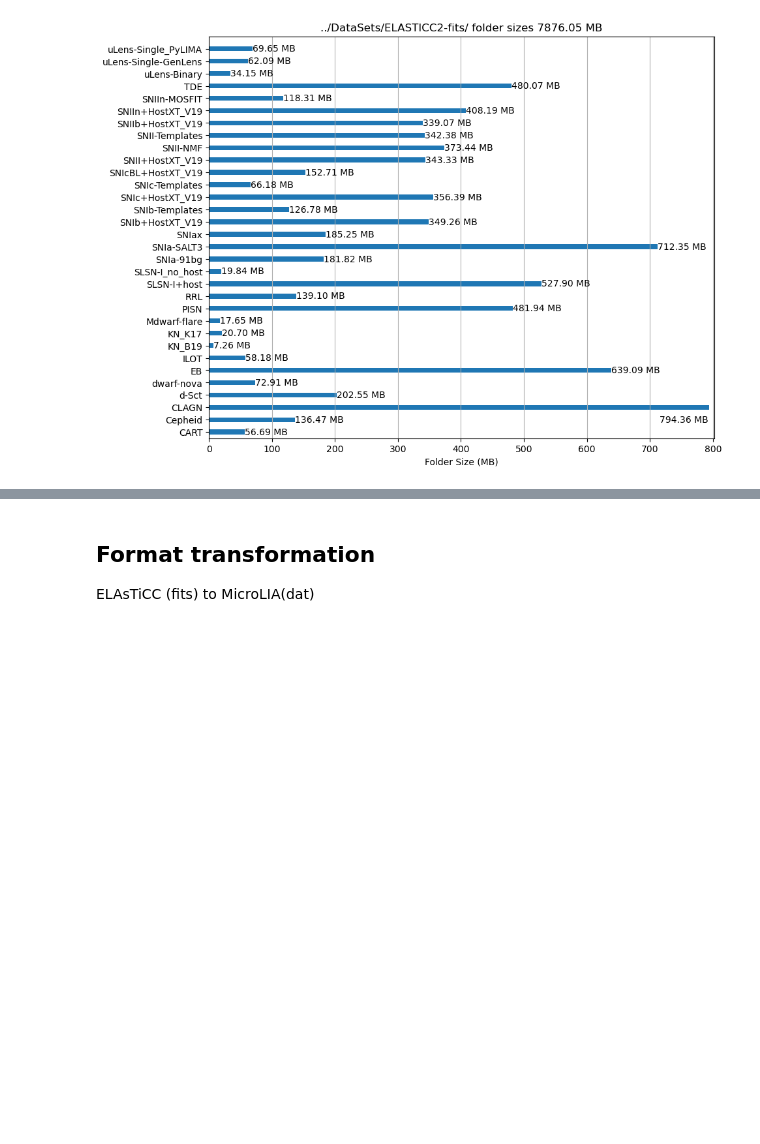
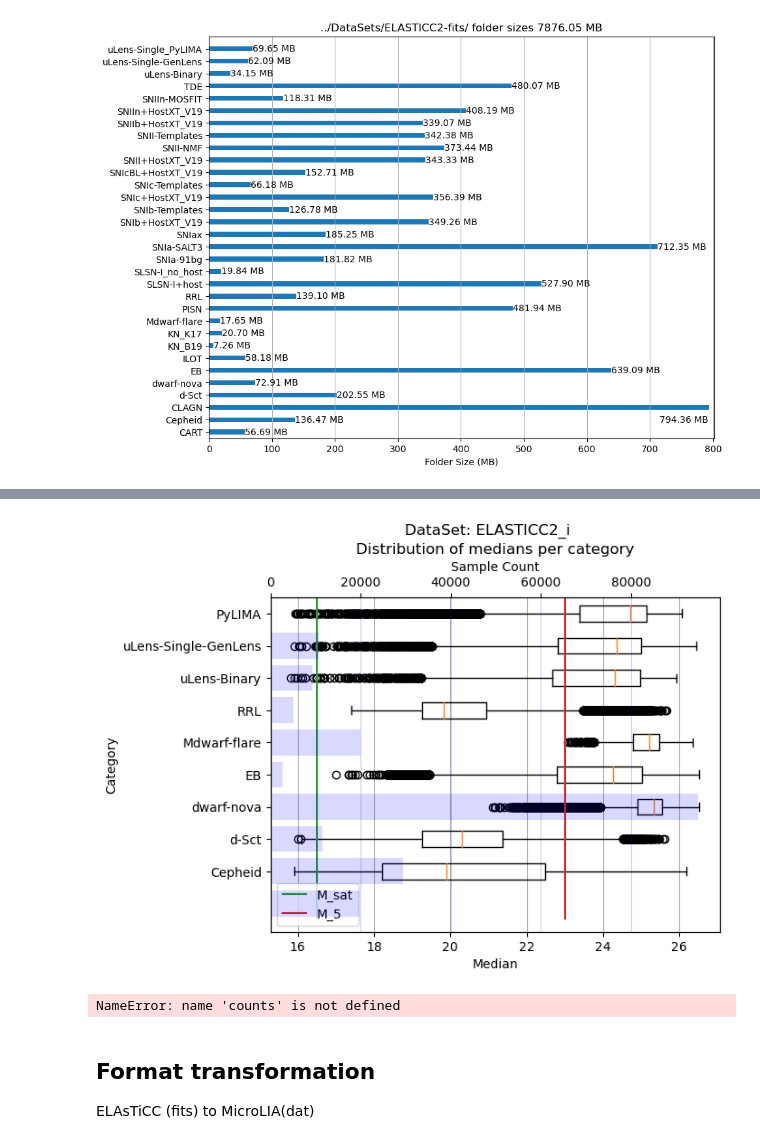
Before and after one commit to nowokaren/TV_Classifier, a Jupyter notebook: TV_DataSets.ipynb, the cells around one changed output, grey strips where cells are left out. Drawn from its saved outputs; the diff is of its cells as text; code cells hidden in the pictures; blank space fills up the shorter version.

```diff
--- a/TV_DataSets.ipynb
+++ b/TV_DataSets.ipynb
@@ -762,40 +677,60 @@ plot_balance_subdatasets(data, kind="bar", title="ELASTICC2_i", cuts = True) # k
 # %%
 # Graficar la distribución de medianas de las categorias
 import os
 import pandas as pd
 import matplotlib.pyplot as plt
+from itertools import cycle
 
 # Directorio que contiene los archivos .txt
-directorio = '../DataSets/ELASTICC2_i'
+dataset_name = 'ELASTICC2_i'
+dataset_path = main_folder+dataset_name
+def medians_distribution(dataset_path, fixed_values = None, count_lc = True):
+    medians = []
+    categories = []
+    if count_lc:
+        counts = []
+    for archivo in os.listdir(dataset_path):
+        if archivo.endswith('.txt'):
+            category = archivo.split('.')[0].split("_")[-1]
+            df = pd.read_csv(os.path.join(dataset_path, archivo), header=0, sep="\t", names=['median'])
+            df = df.replace([np.inf, -np.inf], np.nan)
+            df = df.dropna(subset=['median'])
+            medians.append(df["median"].values)
+            categories.append(category)
+            if count_lc:
+                counts.append(len(medians[-1]))
+    a = plt.boxplot(medians, labels=categories, vert = False)
+    plt.xlabel('Median')
+    plt.ylabel('Category')
+    plt.grid(axis="x")
+    dataset_name=dataset_path.split("/")[-1]
+    if fixed_values != None:
+        color_generator = cycle(plt.cm.get_cmap('tab10').colors)  # Paleta de colores 'tab10'
+        for i in range(2):
+            next(color_generator)
+        for (label, median) in fixed_values:
+            plt.vlines(median, label=label, ymin=-0.5, ymax=len(categories)+0.5, color=next(color_generator))
+        plt.legend()
+    if count_lc:
+        ax2 = plt.twiny()
+        ax2.barh(categories, counts, color='blue', alpha=0.15)
+        ax2.set_xlabel('Sample Count')
+        plt.title('Distribution of medians per category', y=1.11)
+        plt.suptitle(f"DataSet: {dataset_name}", y=1.05)
+        ax2.grid(axis="x", color = "blue", alpha = 0.2)
+    else:
+        plt.title('Distribution of medians per category')
+        plt.suptitle(f"DataSet: {dataset_name}")
 
-# Lista para almacenar los marcos de datos de cada archivo
-dataframes = []
 
-# Recorre cada archivo en el directorio
-for archivo in os.listdir(directorio):
-    if archivo.endswith('.txt'):
-        ruta_completa = os.path.join(directorio, archivo)
 
-        # Extrae la categoría del nombre del archivo
-        categoria = archivo.split('_')[0]  # Modifica esto según el formato de tus nombres de archivo
-
-        # Lee el archivo y almacena los datos en un DataFrame de pandas
-        df = pd.read_csv(ruta_completa, header=None, names=['Mediana'])
-
-        # Agrega la categoría como una columna en el DataFrame
-        df['Categoria'] = categoria
-
-        dataframes.append(df)
-
-# Concatena todos los DataFrames en uno solo
-datos_completos = pd.concat(dataframes, ignore_index=True)
-
-# Crea un gráfico de boxplot horizontal
-plt.figure(figsize=(10, 6))
-plt.boxplot(datos_completos.groupby('Categoria')['Mediana'].apply(list).values, vert=False, labels=datos_completos['Categoria'].unique())
-plt.title('Boxplot de Categorías')
-plt.xlabel('Mediana')
-plt.show()
+medians_distribution(dataset_path, count_lc = True, fixed_values= [("M_sat", 16.5),("M_5", 23)])
+# %% [output]
+[figure, added]
+# %%
+le)
+# %% [output]
+NameError: name 'counts' is not defined
 # %% [markdown]
 ## Format transformation
 ELAsTiCC (fits) to MicroLIA(dat)
```
Also changed, not shown: parts of 3 cells of this notebook.
